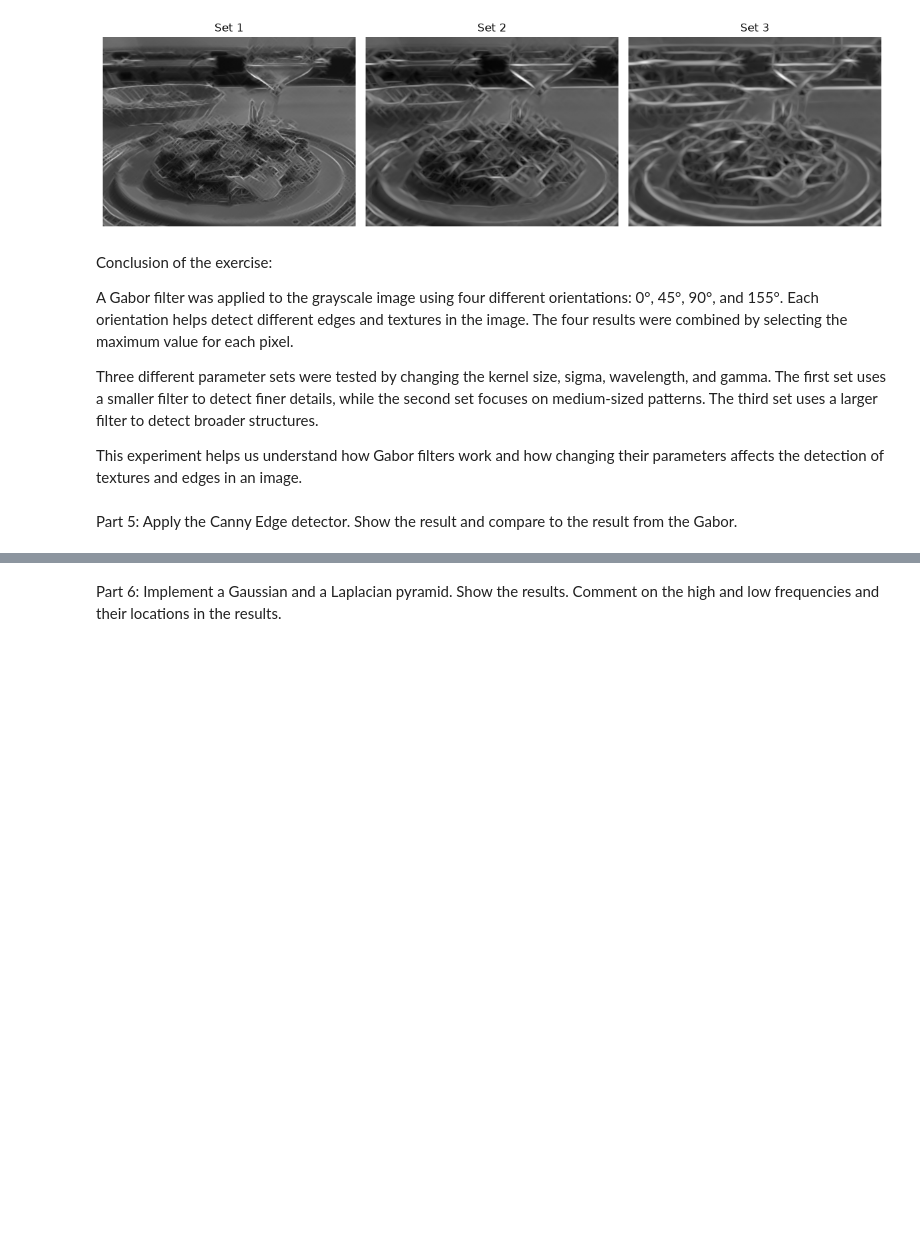
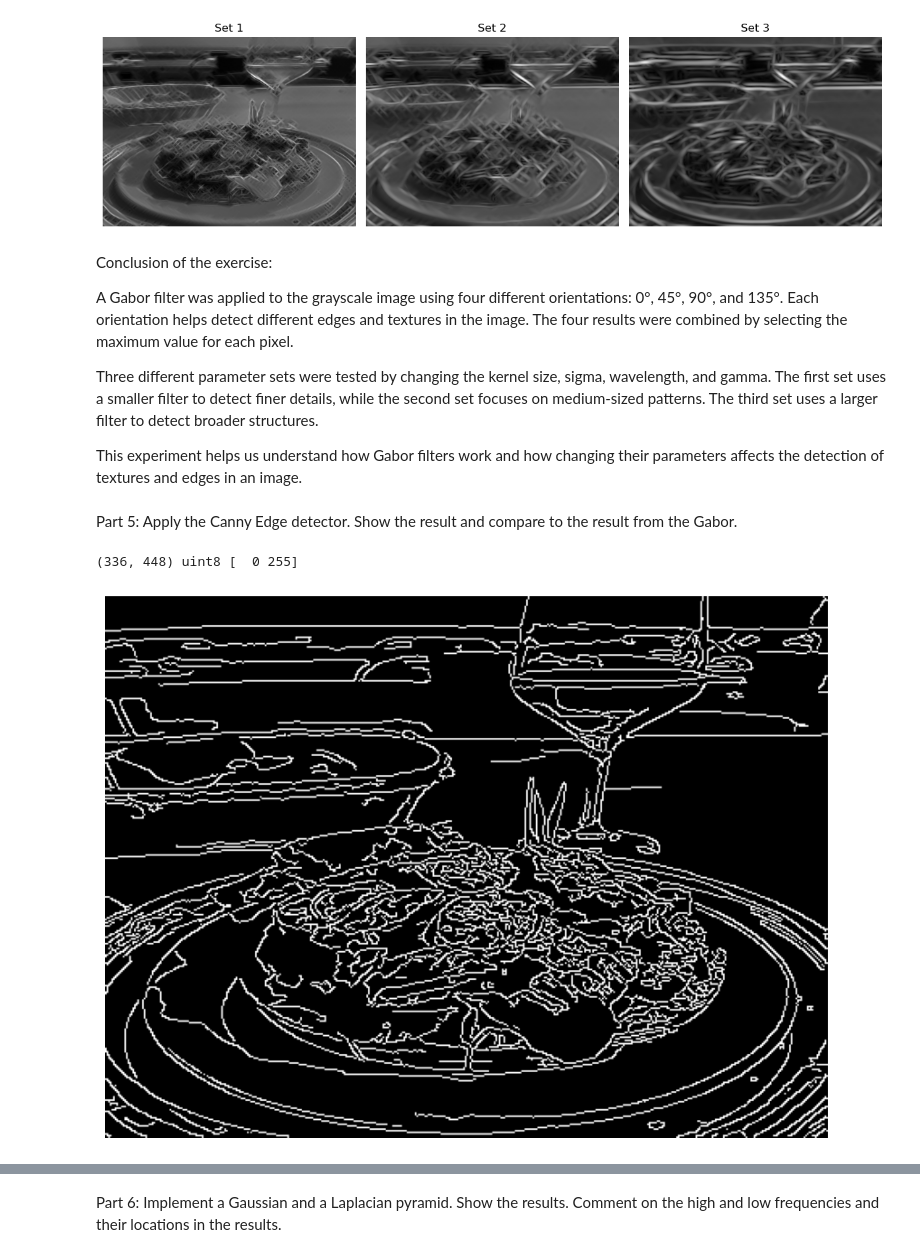
Before and after one commit to Kazofeifa/ComputerVision, a Jupyter notebook: assigment1.ipynb, the cells around one changed output, grey strips where cells are left out. Cells and saved outputs as stored; diff of their text form; code cells hidden in the pictures; blank space fills up the shorter version.

```diff
--- a/assigment1.ipynb
+++ b/assigment1.ipynb
@@ -189,7 +187,7 @@ plt.show()
 # %% [markdown]
 Conclusion of the exercise:
 
-A Gabor filter was applied to the grayscale image using four different orientations: 0°, 45°, 90°, and 155°. Each orientation helps detect different edges and textures in the image. The four results were combined by selecting the maximum value for each pixel.
+A Gabor filter was applied to the grayscale image using four different orientations: 0°, 45°, 90°, and 135°. Each orientation helps detect different edges and textures in the image. The four results were combined by selecting the maximum value for each pixel.
 
 Three different parameter sets were tested by changing the kernel size, sigma, wavelength, and gamma. The first set uses a smaller filter to detect finer details, while the second set focuses on medium-sized patterns. The third set uses a larger filter to detect broader structures.
 
@@ -197,3 +195,24 @@ This experiment helps us understand how Gabor filters work and how changing thei
 # %% [markdown]
 Part 5: Apply the Canny Edge detector. Show the result and compare to the result from the
 Gabor.
+# %%
+# Exercise 5: Canny edge detector
+
+# Remove noise by blurring with a Gaussian filter (as in the Laplace example, Lecture 3)
+blurred = cv2.GaussianBlur(gray, (3, 3), 0)
+
+# Apply Canny to the blurred grayscale image
+edges = cv2.Canny(blurred, 50, 150)
+
+# Check the output
+print(edges.shape, edges.dtype, np.unique(edges))
+
+# Show the result
+fig = plt.figure(figsize=(8, 6), frameon=False)
+ax = fig.add_axes((0, 0, 1, 1))
+ax.imshow(edges, cmap="gray")
+ax.set_axis_off()
+plt.show()
+# %% [output]
+(336, 448) uint8 [  0 255]
+[figure, added]
```
Also changed, not shown: parts of 11 cells of this notebook, 1 other file.
